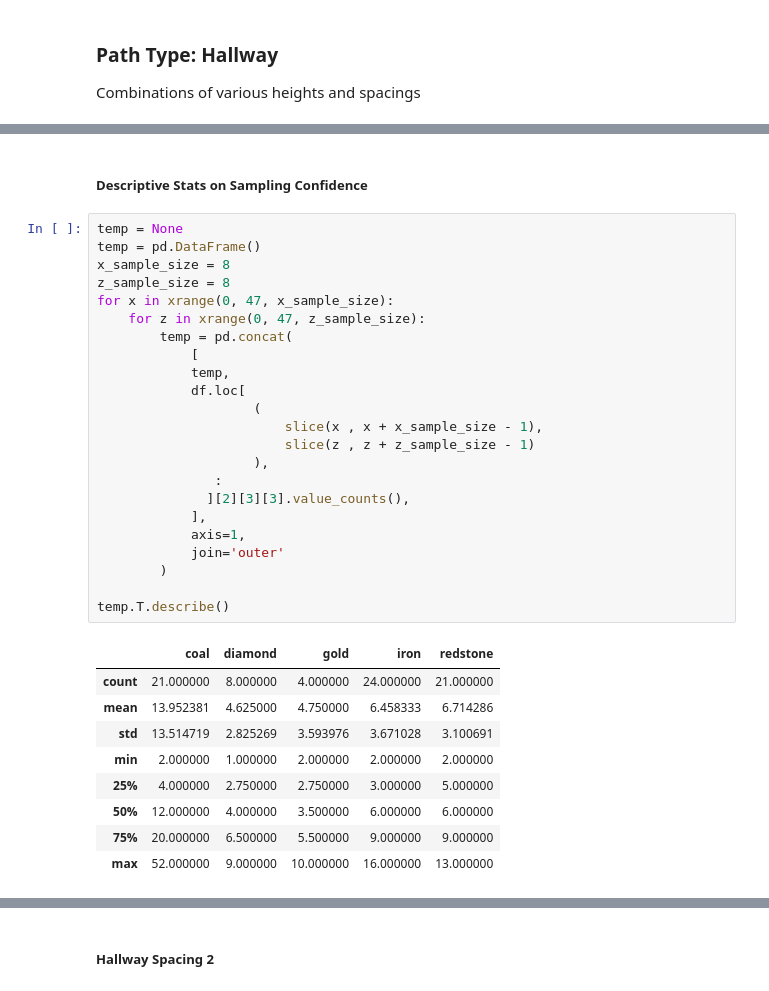
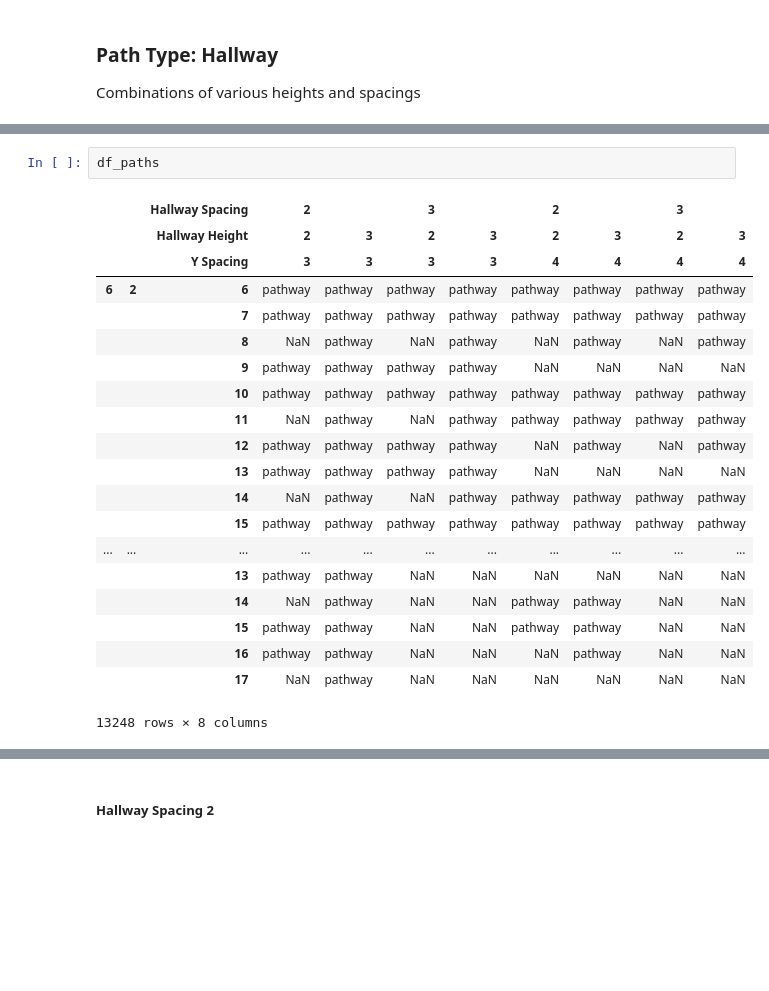
Before and after one commit to Ryanglambert/mining_comparison, a Jupyter notebook: Minepath Evaluation with Cross-Validation.ipynb, the cells around one changed output, grey strips where cells are left out. Cells and saved outputs as stored; diff of their text form; blank space fills up the shorter version.

```diff
--- a/Minepath Evaluation with Cross-Validation.ipynb
+++ b/Minepath Evaluation with Cross-Validation.ipynb
@@ -138,35 +149,23 @@ total_blocks_mined
-# %% [markdown]
-##### Descriptive Stats on Sampling Confidence
-# %%
-temp = None
-temp = pd.DataFrame()
-x_sample_size = 8
-z_sample_size = 8
-for x in xrange(0, 47, x_sample_size):
-    for z in xrange(0, 47, z_sample_size):
-        temp = pd.concat(
-            [
-            temp,
-            df.loc[
-                    (
-                        slice(x , x + x_sample_size - 1),
-                        slice(z , z + z_sample_size - 1)
-                    ),
-               :
-              ][2][3][3].value_counts(),
-            ],
-            axis=1,
-            join='outer'
-        )
-
-temp.T.describe()
-# %% [output]
-|  | coal | diamond | gold | iron | redstone |
-| count | 21.000000 | 8.000000 | 4.000000 | 24.000000 | 21.000000 |
-| mean | 13.952381 | 4.625000 | 4.750000 | 6.458333 | 6.714286 |
-| std | 13.514719 | 2.825269 | 3.593976 | 3.671028 | 3.100691 |
-| min | 2.000000 | 1.000000 | 2.000000 | 2.000000 | 2.000000 |
-| 25% | 4.000000 | 2.750000 | 2.750000 | 3.000000 | 5.000000 |
-| 50% | 12.000000 | 4.000000 | 3.500000 | 6.000000 | 6.000000 |
-| 75% | 20.000000 | 6.500000 | 5.500000 | 9.000000 | 9.000000 |
-| max | 52.000000 | 9.000000 | 10.000000 | 16.000000 | 13.000000 |
+# %%
+df_paths
+# %% [output]
+|  |  | Hallway Spacing | 2 |  | 3 |  | 2 |  | 3 |  |
+|  |  | Hallway Height | 2 | 3 | 2 | 3 | 2 | 3 | 2 | 3 |
+|  |  | Y Spacing | 3 | 3 | 3 | 3 | 4 | 4 | 4 | 4 |
+| 6 | 2 | 6 | pathway | pathway | pathway | pathway | pathway | pathway | pathway | pathway |
+|  |  | 7 | pathway | pathway | pathway | pathway | pathway | pathway | pathway | pathway |
+|  |  | 8 | NaN | pathway | NaN | pathway | NaN | pathway | NaN | pathway |
+|  |  | 9 | pathway | pathway | pathway | pathway | NaN | NaN | NaN | NaN |
+|  |  | 10 | pathway | pathway | pathway | pathway | pathway | pathway | pathway | pathway |
+|  |  | 11 | NaN | pathway | NaN | pathway | pathway | pathway | pathway | pathway |
+|  |  | 12 | pathway | pathway | pathway | pathway | NaN | pathway | NaN | pathway |
+|  |  | 13 | pathway | pathway | pathway | pathway | NaN | NaN | NaN | NaN |
+|  |  | 14 | NaN | pathway | NaN | pathway | pathway | pathway | pathway | pathway |
+|  |  | 15 | pathway | pathway | pathway | pathway | pathway | pathway | pathway | pathway |
+| ... | ... | ... | ... | ... | ... | ... | ... | ... | ... | ... |
+|  |  | 13 | pathway | pathway | NaN | NaN | NaN | NaN | NaN | NaN |
+|  |  | 14 | NaN | pathway | NaN | NaN | pathway | pathway | NaN | NaN |
+|  |  | 15 | pathway | pathway | NaN | NaN | pathway | pathway | NaN | NaN |
+|  |  | 16 | pathway | pathway | NaN | NaN | NaN | pathway | NaN | NaN |
+|  |  | 17 | NaN | pathway | NaN | NaN | NaN | NaN | NaN | NaN |
+13248 rows × 8 columns
```
Also changed, not shown: parts of 10 cells of this notebook.
